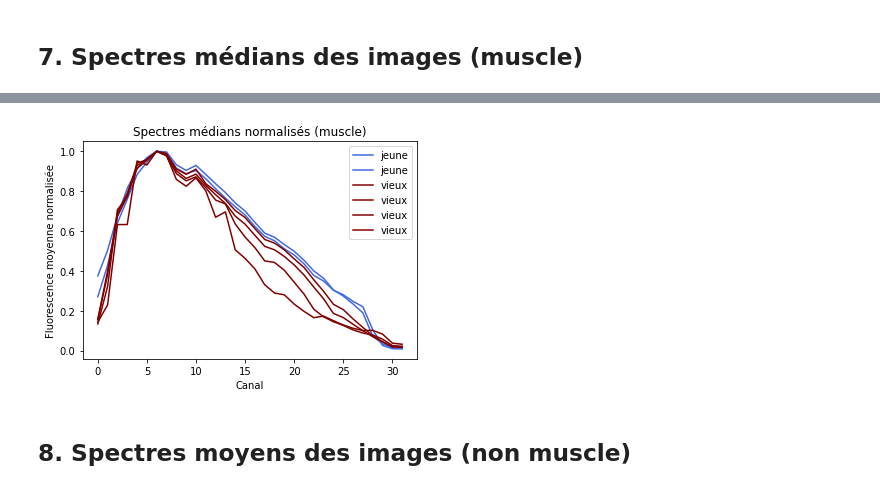
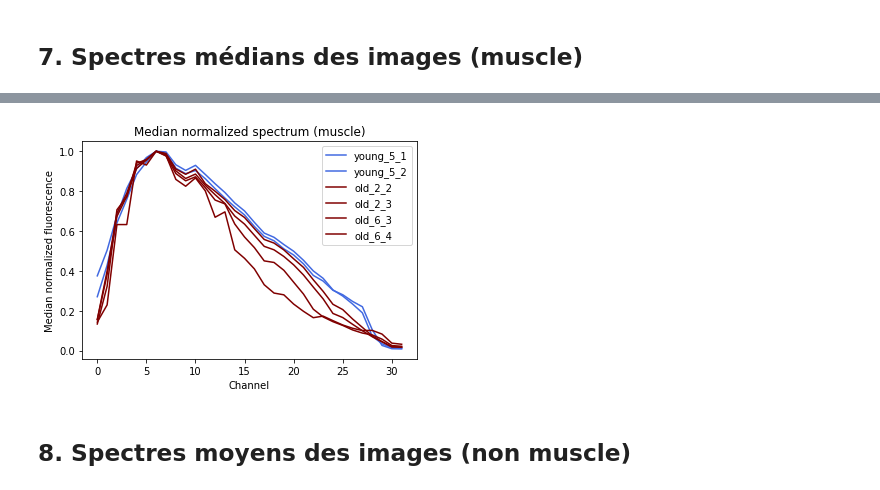
Before and after one commit to qdouzery/Hyperspectral-microscopy, a Jupyter notebook: Code/Microscopie-hyperspectrale_Notebook-V4.ipynb, the cells around one changed output, grey strips where cells are left out. Cells and saved outputs as stored; diff of their text form; code cells hidden in the pictures.

```diff
--- a/Code/Microscopie-hyperspectrale_Notebook-V4.ipynb
+++ b/Code/Microscopie-hyperspectrale_Notebook-V4.ipynb
@@ -258,10 +258,10 @@ def Median_spectrum (img, os_img):
 
   return MEDIAN_SPECTRUM
 # %%
-MedianS_J = []
-MedianS_V = []
+MedianS_J = {}
+MedianS_V = {}
 for name, img in raw_images.items():
   if name[0] == "j":
-    MedianS_J.append(Median_spectrum(img, open_segmented_images_m[name]))
+    MedianS_J[name] = Median_spectrum(img, open_segmented_images_m[name])
   else:
-    MedianS_V.append(Median_spectrum(img, open_segmented_images_m[name]))
+    MedianS_V[name] = Median_spectrum(img, open_segmented_images_m[name])
@@ -281,16 +268,18 @@ plt.show()
-# %%
-plt.figure()
-for i in range(np.shape(MedianS_J)[0]):
-  plt.plot(MedianS_J[i]/max(MedianS_J[i]), label="jeune", color='royalblue')
-for j in range(np.shape(MedianS_V)[0]):
-  plt.plot(MedianS_V[j]/max(MedianS_V[j]), label="vieux", color='maroon')
-plt.ylabel("Fluorescence moyenne normalisée")
-plt.xlabel("Canal")
-plt.title("Spectres médians normalisés (muscle)")
-plt.legend()
-plt.show()
-# %% [output]
-[figure, removed]
+# %%
+plt.figure()
+for name, spec in MedianS_J.items():
+  label = Rename(name)
+  plt.plot(spec/max(spec), label=label, color='royalblue')
+for name, spec in MedianS_V.items():
+  label = Rename(name)
+  plt.plot(spec/max(spec), label=label, color='maroon')
+plt.ylabel("Median normalized fluorescence")
+plt.xlabel("Channel")
+plt.title("Median normalized spectrum (muscle)")
+plt.legend()
+plt.show()
+# %% [output]
+[figure, added]
 # %% [markdown]
 ## 8. Spectres moyens des images (non muscle)
 # %%
```
Also changed, not shown: parts of 12 cells of this notebook.
